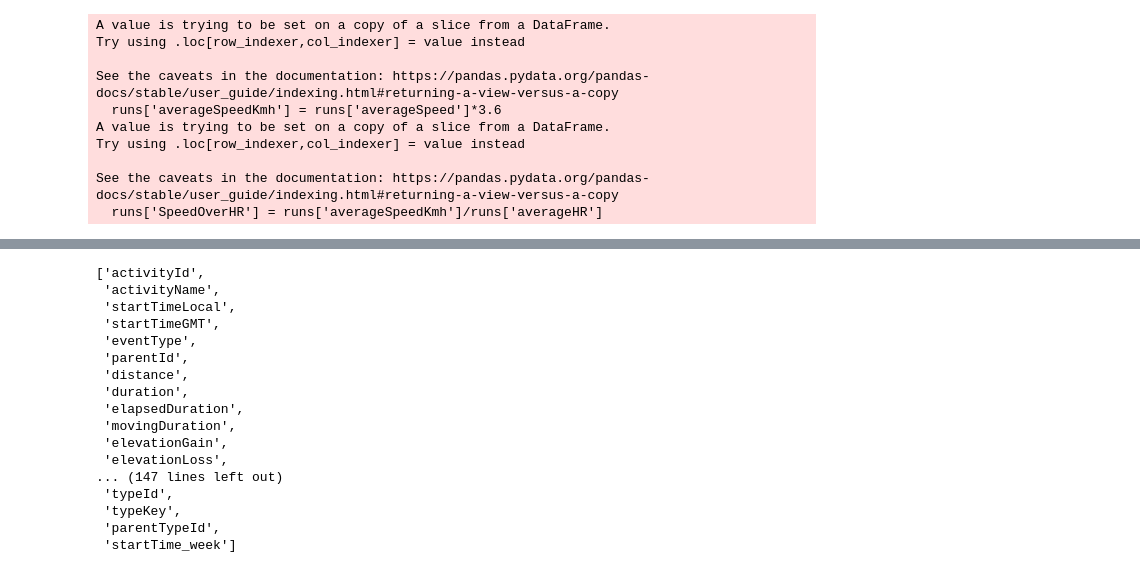
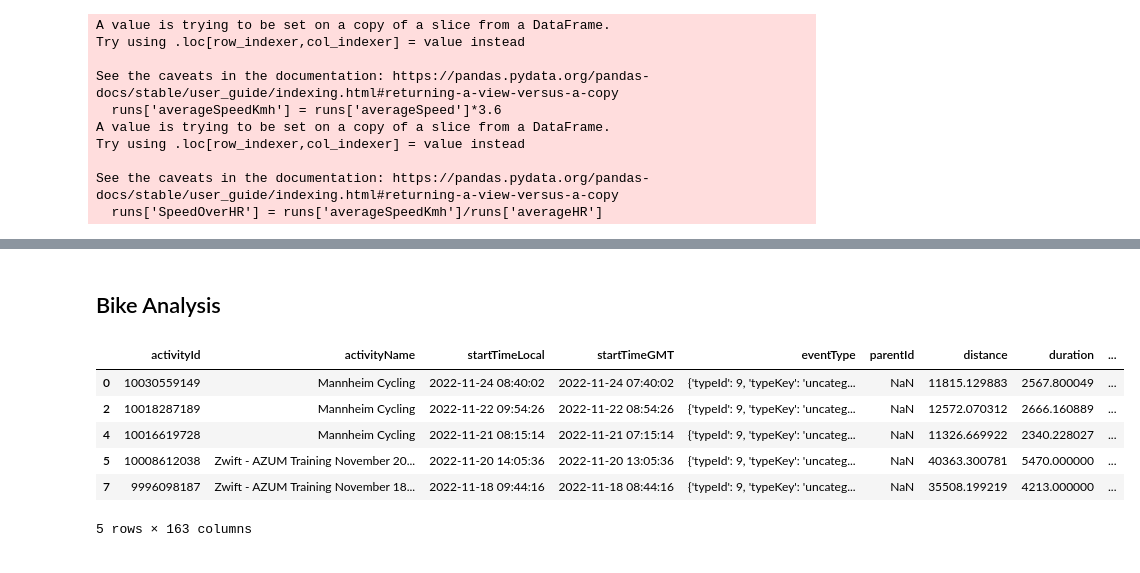
Before and after one commit to maximilian-graf2019/sports_analysis, a Jupyter notebook: analysis_notebook.ipynb, the cells around one changed output, grey strips where cells are left out. Drawn from its saved outputs; the diff is of its cells as text; code cells hidden in the pictures.

Commit message:
bikes added

```diff
--- a/analysis_notebook.ipynb
+++ b/analysis_notebook.ipynb
@@ -193,20 +238,13 @@ plt.show()
-# %%
-list(all_activities.columns)
-# %% [output]
-['activityId',
- 'activityName',
- 'startTimeLocal',
- 'startTimeGMT',
- 'eventType',
- 'parentId',
- 'distance',
- 'duration',
- 'elapsedDuration',
- 'movingDuration',
- 'elevationGain',
- 'elevationLoss',
-... (147 lines left out)
- 'typeId',
- 'typeKey',
- 'parentTypeId',
- 'startTime_week']
+# %% [markdown]
+## Bike Analysis
+# %%
+bikes = all_activities.loc[all_activities.typeKey.isin(['virtual_ride', 'indoor_cycling', 'cycling'])]
+bikes.head()
+# %% [output]
+|  | activityId | activityName | startTimeLocal | startTimeGMT | eventType | parentId | distance | duration | ... |
+| 0 | 10030559149 | Mannheim Cycling | 2022-11-24 08:40:02 | 2022-11-24 07:40:02 | {'typeId': 9, 'typeKey': 'uncateg... | NaN | 11815.129883 | 2567.800049 | ... |
+| 2 | 10018287189 | Mannheim Cycling | 2022-11-22 09:54:26 | 2022-11-22 08:54:26 | {'typeId': 9, 'typeKey': 'uncateg... | NaN | 12572.070312 | 2666.160889 | ... |
+| 4 | 10016619728 | Mannheim Cycling | 2022-11-21 08:15:14 | 2022-11-21 07:15:14 | {'typeId': 9, 'typeKey': 'uncateg... | NaN | 11326.669922 | 2340.228027 | ... |
+| 5 | 10008612038 | Zwift - AZUM Training November 20... | 2022-11-20 14:05:36 | 2022-11-20 13:05:36 | {'typeId': 9, 'typeKey': 'uncateg... | NaN | 40363.300781 | 5470.000000 | ... |
+| 7 | 9996098187 | Zwift - AZUM Training November 18... | 2022-11-18 09:44:16 | 2022-11-18 08:44:16 | {'typeId': 9, 'typeKey': 'uncateg... | NaN | 35508.199219 | 4213.000000 | ... |
+5 rows × 163 columns
```
Also changed, not shown: parts of 4 cells of this notebook.
